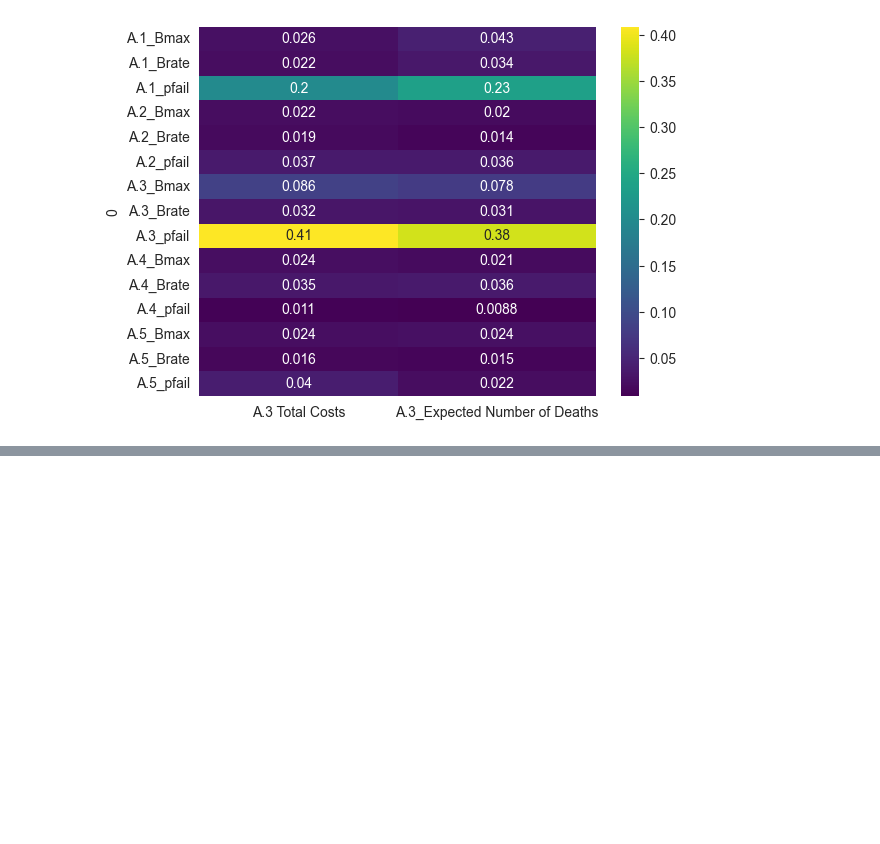
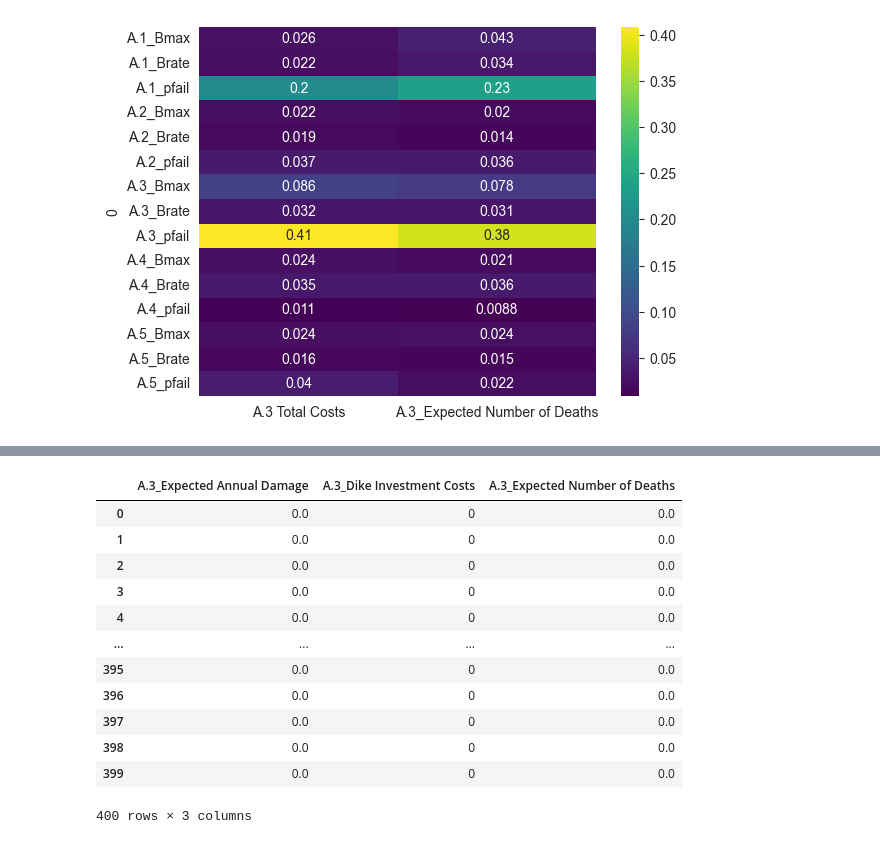
Before and after one commit to PancakeBun/epa141A_Labs_Group_Asians, a Jupyter notebook: final assignment/scenario_discovery.ipynb, the cells around one changed output, grey strips where cells are left out. Cells and saved outputs as stored; diff of their text form; code cells hidden in the pictures; blank space fills up the shorter version.

```diff
--- a/final assignment/scenario_discovery.ipynb
+++ b/final assignment/scenario_discovery.ipynb
@@ -277,0 +334,18 @@ plt.show()
+# %%
+df_outcomes3 = pd.DataFrame(outcomes_3)
+# %%
+df_outcomes3
+# %% [output]
+|  | A.3_Expected Annual Damage | A.3_Dike Investment Costs | A.3_Expected Number of Deaths |
+| 0 | 0.0 | 0 | 0.0 |
+| 1 | 0.0 | 0 | 0.0 |
+| 2 | 0.0 | 0 | 0.0 |
+| 3 | 0.0 | 0 | 0.0 |
+| 4 | 0.0 | 0 | 0.0 |
+| ... | ... | ... | ... |
+| 395 | 0.0 | 0 | 0.0 |
+| 396 | 0.0 | 0 | 0.0 |
+| 397 | 0.0 | 0 | 0.0 |
+| 398 | 0.0 | 0 | 0.0 |
+| 399 | 0.0 | 0 | 0.0 |
+400 rows × 3 columns
```
Also changed, not shown: parts of 7 cells of this notebook, 3 other files.
